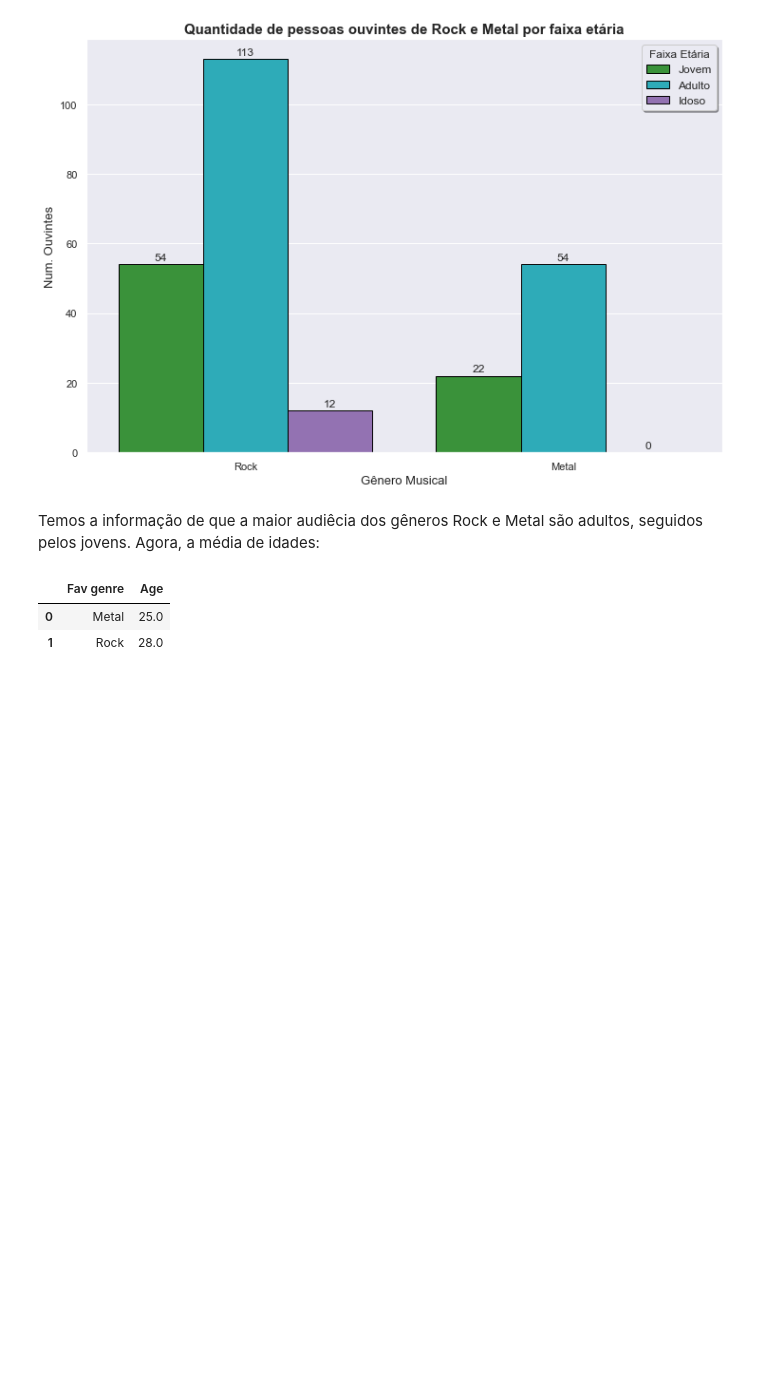
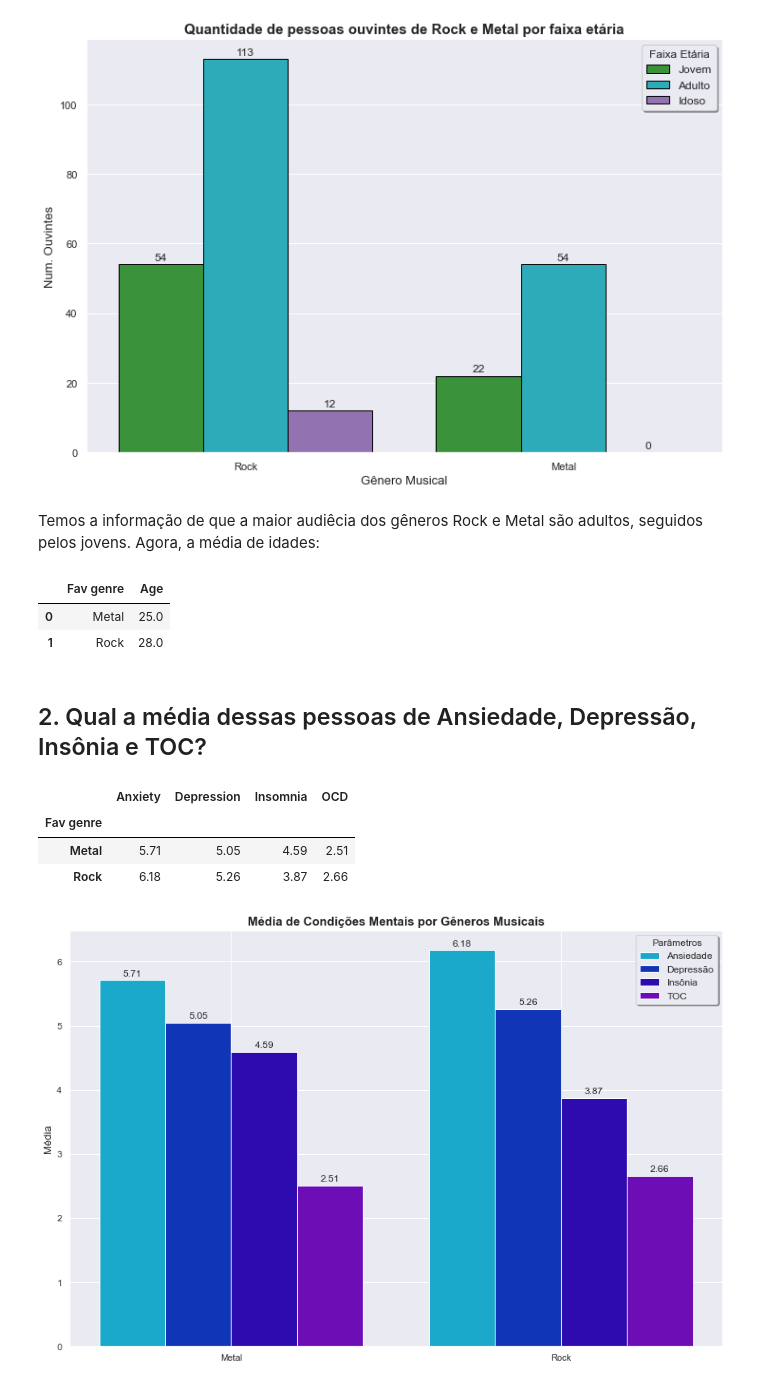
Before and after one commit to JoSEPHDev2022/Mental_Health_X_Music, a Jupyter notebook: analise_exp.ipynb, the cells around one changed output. Drawn from its saved outputs; the diff is of its cells as text; code cells hidden in the pictures; blank space fills up the shorter version.

```diff
--- a/analise_exp.ipynb
+++ b/analise_exp.ipynb
@@ -872,3 +872,51 @@ mean_age
 |  | Fav genre | Age |
 | 0 | Metal | 25.0 |
 | 1 | Rock | 28.0 |
+# %% [markdown]
+## 2. Qual a média dessas pessoas de Ansiedade, Depressão, Insônia e TOC?
+# %%
+# Agrupando dados para termos as médias:
+mental_means = rock_metal_data.groupby('Fav genre')[
+    ['Anxiety', 'Depression', 'Insomnia', 'OCD']].mean().round(2)
+
+mental_means
+# %% [output]
+|  | Anxiety | Depression | Insomnia | OCD |
+| Fav genre |  |  |  |  |
+| Metal | 5.71 | 5.05 | 4.59 | 2.51 |
+| Rock | 6.18 | 5.26 | 3.87 | 2.66 |
+# %%
+# Definindo labels e valores das barras:
+labels = ['Metal', 'Rock']
+anx_mean = [5.71, 6.18]
+dep_mean = [5.05, 5.26]
+ins_mean = [4.59, 3.87]
+ocd_mean = [2.51, 2.66]
+
+# Definindo posição dos labels e width das barras:
+label_loc = np.arange(len(labels))
+width = 0.20
+
+# Plotando as barras individuais:
+anx_plot = plt.bar(label_loc + width, anx_mean, width, label='Ansiedade', color='#1BA9CB')
+dep_plot = plt.bar(label_loc + width*2, dep_mean, width, label='Depressão', color='#1035B6')
+ins_plot = plt.bar(label_loc + width*3, ins_mean, width, label='Insônia', color='#2E0BAF')
+ocd_plot = plt.bar(label_loc + width*4, ocd_mean, width, label='TOC', color='#6C0DB6')
+
+# Estilizando labels e título:
+plt.ylabel('Média', fontsize=13)
+plt.title('Média de Condições Mentais por Gêneros Musicais', fontsize=15, fontweight='bold')
+plt.xticks(label_loc + width*2.5, ['Metal', 'Rock'])
+plt.legend(fontsize=12, fancybox=True, shadow=True, title='Parâmetros')
+
+# Ajustando posição dos labels de valores das barras:
+plt.bar_label(anx_plot, padding=3)
+plt.bar_label(dep_plot, padding=3)
+plt.bar_label(ins_plot, padding=3)
+plt.bar_label(ocd_plot, padding=3)
+
+# Plotando:
+plt.tight_layout()
+plt.show()
+# %% [output]
+[figure, added]
```
Also changed, not shown: parts of 7 cells of this notebook.
